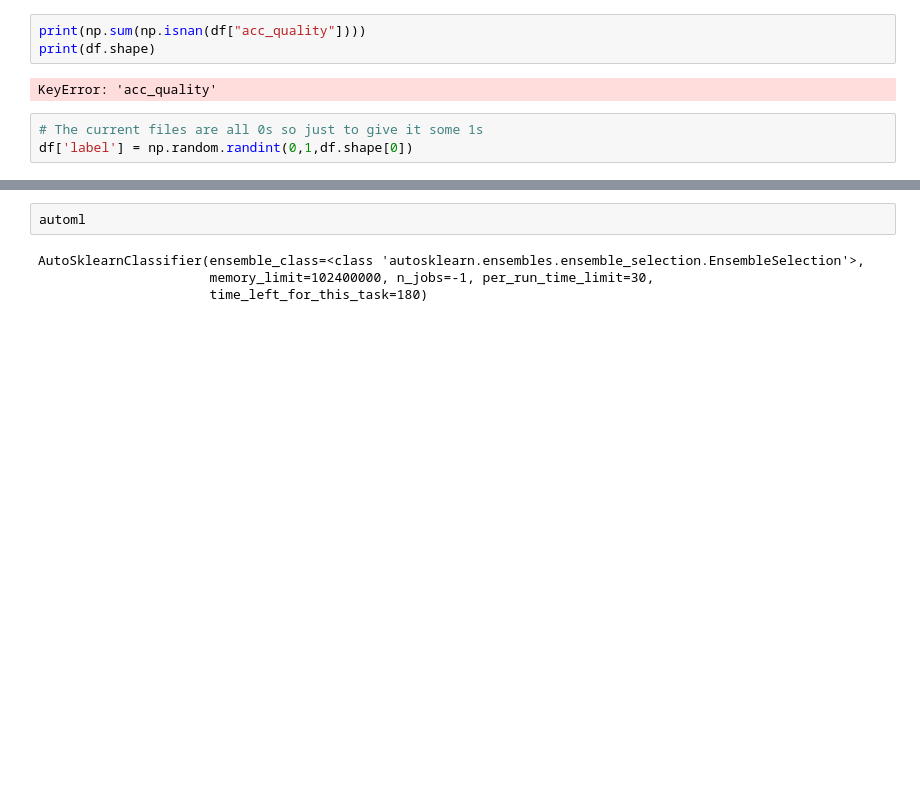
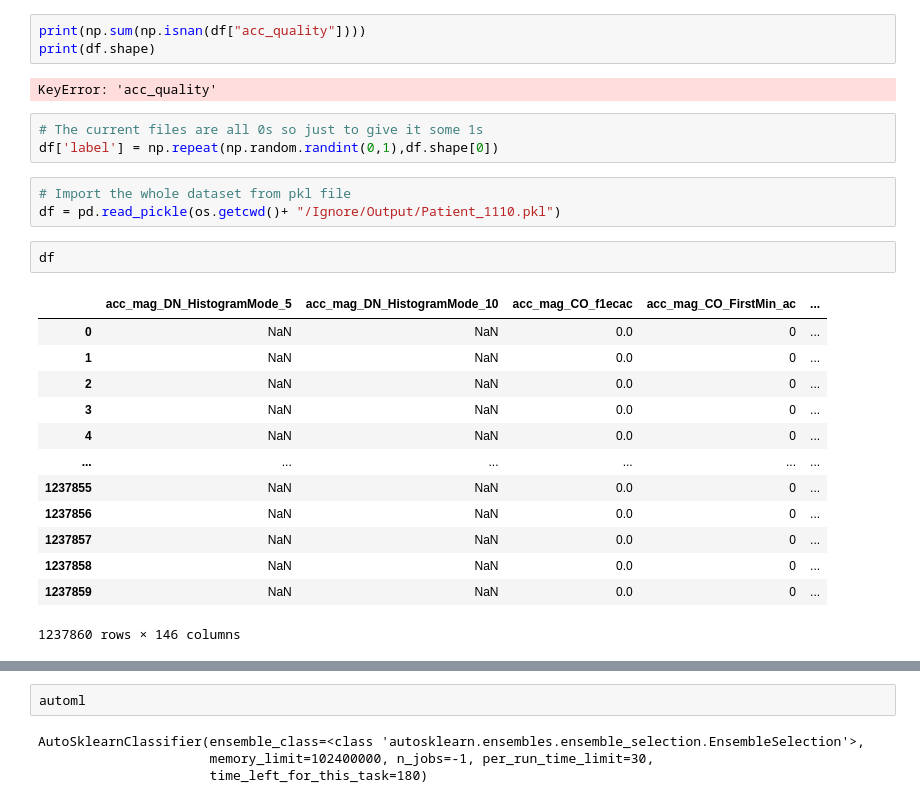
Before and after one commit to Spokhim/PK_EForecasting, a Jupyter notebook: Model_Accel.ipynb, the cells around one changed output, grey strips where cells are left out. Cells and saved outputs as stored; diff of their text form; blank space fills up the shorter version.

```diff
--- a/Model_Accel.ipynb
+++ b/Model_Accel.ipynb
@@ -323,7 +324,26 @@ print(df.shape)
 KeyError: 'acc_quality'
 # %%
 # The current files are all 0s so just to give it some 1s
-df['label'] = np.random.randint(0,1,df.shape[0])
+df['label'] = np.repeat(np.random.randint(0,1),df.shape[0])
+# %%
+# Import the whole dataset from pkl file
+df = pd.read_pickle(os.getcwd()+ "/Ignore/Output/Patient_1110.pkl")
+# %%
+df
+# %% [output]
+|  | acc_mag_DN_HistogramMode_5 | acc_mag_DN_HistogramMode_10 | acc_mag_CO_f1ecac | acc_mag_CO_FirstMin_ac | ... |
+| 0 | NaN | NaN | 0.0 | 0 | ... |
+| 1 | NaN | NaN | 0.0 | 0 | ... |
+| 2 | NaN | NaN | 0.0 | 0 | ... |
+| 3 | NaN | NaN | 0.0 | 0 | ... |
+| 4 | NaN | NaN | 0.0 | 0 | ... |
+| ... | ... | ... | ... | ... | ... |
+| 1237855 | NaN | NaN | 0.0 | 0 | ... |
+| 1237856 | NaN | NaN | 0.0 | 0 | ... |
+| 1237857 | NaN | NaN | 0.0 | 0 | ... |
+| 1237858 | NaN | NaN | 0.0 | 0 | ... |
+| 1237859 | NaN | NaN | 0.0 | 0 | ... |
+1237860 rows × 146 columns
 # %%
 # Auto-sklearn
 
```
Also changed, not shown: parts of 8 cells of this notebook, 1 other file.
